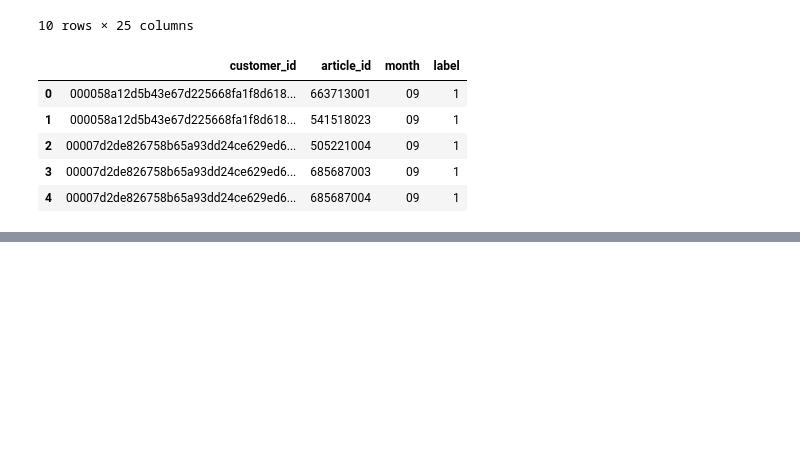
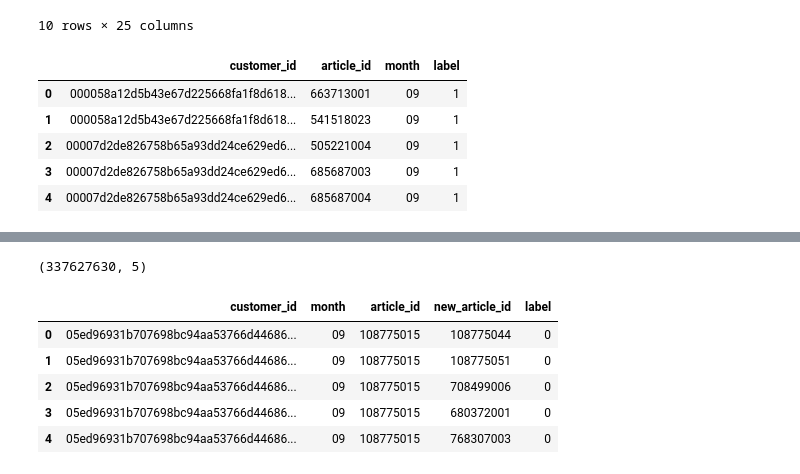
Before and after one commit to erstrong/kaggle, a Jupyter notebook: h-and-m-personalized-fashion-recommendations/Feature Engineering.ipynb, the cells around one changed output, grey strips where cells are left out. Saved outputs shown, nothing was run; the diff lists cells and outputs as text; code cells hidden in the pictures; blank space fills up the shorter version.

Commit message:
negative sampling

```diff
--- a/h-and-m-personalized-fashion-recommendations/Feature Engineering.ipynb
+++ b/h-and-m-personalized-fashion-recommendations/Feature Engineering.ipynb
@@ -532,0 +560,10 @@ pickle.dump(negatives, open('data/negatives.pkl', 'rb'))
+# %%
+negatives = []
+for article in product_map:
+    temp = pd.DataFrame({'new_article_id': product_map[article]})
+    temp['article_id'] = article
+    temp['label'] = 0
+    negatives.append(transactions[transactions['article_id']==article][
+        ['customer_id', 'month', 'article_id']].merge(temp, how='left', on='article_id'))
+    if len(negatives) % 1000 == 0:
+        print(len(negatives))
@@ -532,0 +588,15 @@ pickle.dump(negatives, open('data/negatives.pkl', 'rb'))
+# %%
+negatives_df = pd.concat(negatives)
+# %%
+negatives_df.shape
+# %% [output]
+(337627630, 5)
+# %%
+negatives_df.head()
+# %% [output]
+|  | customer_id | month | article_id | new_article_id | label |
+| 0 | 05ed96931b707698bc94aa53766d44686... | 09 | 108775015 | 108775044 | 0 |
+| 1 | 05ed96931b707698bc94aa53766d44686... | 09 | 108775015 | 108775051 | 0 |
+| 2 | 05ed96931b707698bc94aa53766d44686... | 09 | 108775015 | 708499006 | 0 |
+| 3 | 05ed96931b707698bc94aa53766d44686... | 09 | 108775015 | 680372001 | 0 |
+| 4 | 05ed96931b707698bc94aa53766d44686... | 09 | 108775015 | 768307003 | 0 |
```
Also changed, not shown: parts of 25 cells of this notebook.
